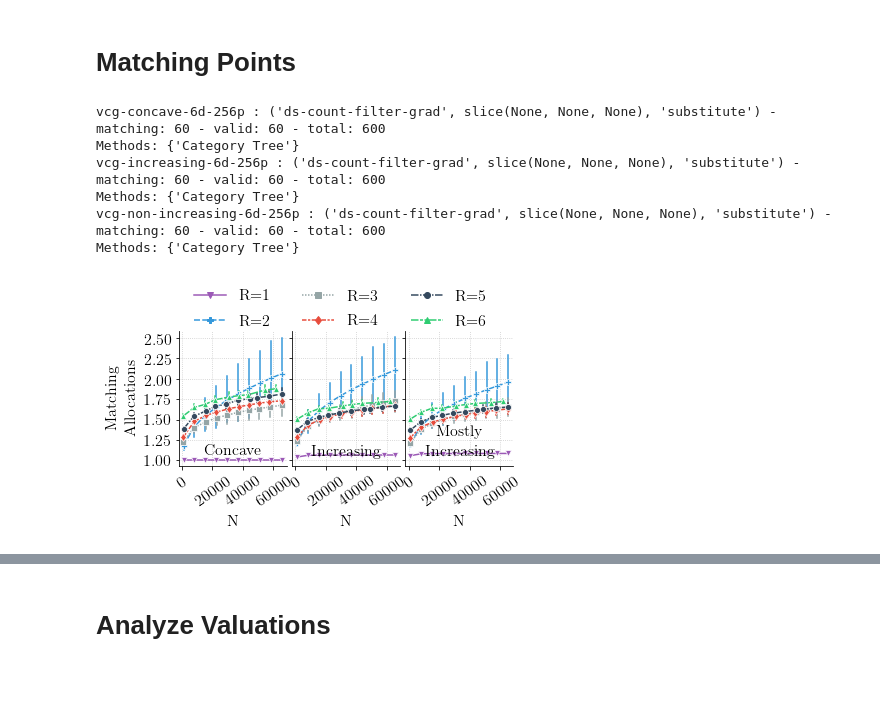
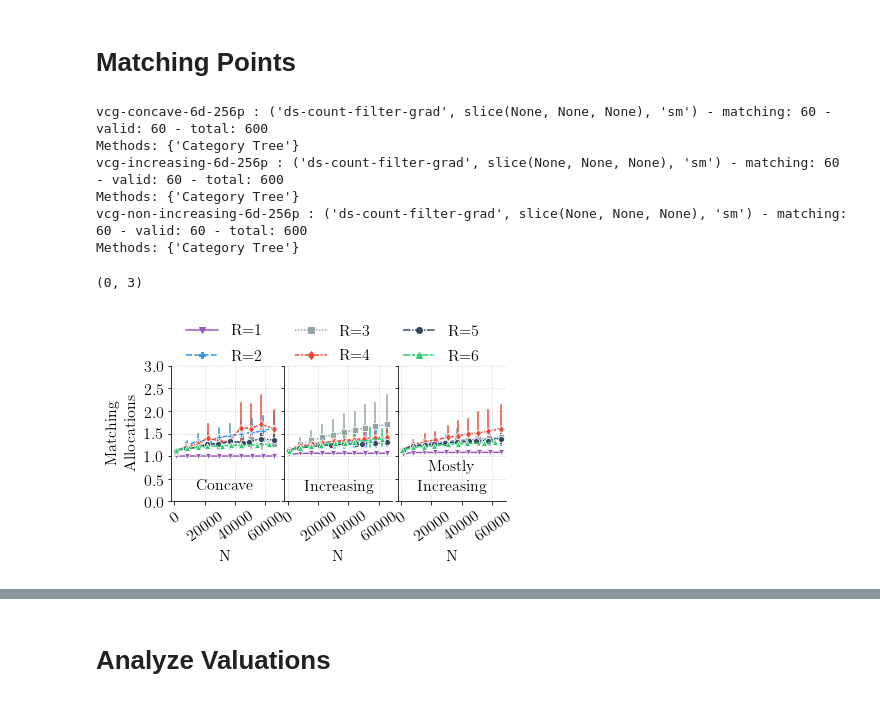
Before and after one commit to liran-funaro/jointfunc-vcg, a Jupyter notebook: notebooks/Analyze.ipynb, the cells around one changed output, grey strips where cells are left out. Saved outputs shown, nothing was run; the diff lists cells and outputs as text; code cells hidden in the pictures.

```diff
--- a/notebooks/Analyze.ipynb
+++ b/notebooks/Analyze.ipynb
@@ -886,7 +886,7 @@ plt.plot(x,y)
 fields = 'comparedPoints', 'expectedComparedPoints', 'comparedEdgePoints'
 fields_tuples = [('stats', f) for f in fields]
 exp_name = 'ds-count-filter-grad'
-exp_suffix = 'substitute'
+exp_suffix = 'sm'
 
 comp_df_concave = results.analyze.joint_val_data_frame(data.concave, exp_name, exp_suffix=exp_suffix,
                                                        fields=fields_tuples)
@@ -900,11 +900,11 @@ comp_df_nonrising = results.analyze.joint_val_data_frame(data.non_increasing, ex
                                                          fields=fields_tuples)
 comp_df_nonrising['comparedNonEdgePoints'] = comp_df_nonrising.apply(lambda row: (row['comparedPoints']-row['comparedEdgePoints']),axis=1)
 # %% [output]
-vcg-concave-6d-256p : ('ds-count-filter-grad', slice(None, None, None), 'substitute') - matching: 60 - valid: 60 - total: 600
+vcg-concave-6d-256p : ('ds-count-filter-grad', slice(None, None, None), 'sm') - matching: 60 - valid: 60 - total: 600
 Methods: {'Category Tree'}
-vcg-increasing-6d-256p : ('ds-count-filter-grad', slice(None, None, None), 'substitute') - matching: 60 - valid: 60 - total: 600
+vcg-increasing-6d-256p : ('ds-count-filter-grad', slice(None, None, None), 'sm') - matching: 60 - valid: 60 - total: 600
 Methods: {'Category Tree'}
-vcg-non-increasing-6d-256p : ('ds-count-filter-grad', slice(None, None, None), 'substitute') - matching: 60 - valid: 60 - total: 600
+vcg-non-increasing-6d-256p : ('ds-count-filter-grad', slice(None, None, None), 'sm') - matching: 60 - valid: 60 - total: 600
 Methods: {'Category Tree'}
 # %%
 fig, axes = plt.subplots(1,3,sharex=True, sharey=True, figsize=(6,2.5))
@@ -917,32 +917,33 @@ all_ds_df = comp_df_concave, comp_df_nonconcave, comp_df_nonrising
 for ds_ind, (ax, comp_df) in enumerate(zip(axes, all_ds_df)):
     sns.lineplot(x='N Gridpoints', y="comparedPoints", hue='Resources', style='Resources', data=comp_df,
                      err_style='bars',legend='full', markers=resources_markers,
                      palette=resources_color_palette, ax=ax)
 
     ax.grid(True, linestyle=':', alpha=0.7)
     ax.spines['right'].set_visible(False)
     ax.spines['top'].set_visible(False)
     ax.set_xlabel("N")
 
     ax.locator_params(axis='y', nbins=7)
     ax.locator_params(axis='x', nbins=7)
     for tick in ax.get_xticklabels():
         tick.set_rotation(35)
 
     label = t_datasets_names[ds_ind]
     arts.append(ax.text(0.5, 0.05, label, va='bottom', ha='center', transform=ax.transAxes))
 
     if ds_ind == 0:
         ax.set_ylabel("Matching\nAllocations")
         handles, labels = ax.get_legend_handles_labels()
         arts.append(ax.legend(handles=handles[1:], labels=convert_resources_labels(labels[1:]),
                               loc='upper center', bbox_transform=fig.transFigure,
                               bbox_to_anchor=(0.5, 1.2), ncol=3, frameon=False))#,
 #                               handletextpad=0.2, columnspacing=0.5))
     else:
         ax.legend_.remove()
         ax.set_ylabel("")
 
-# axes[0].set_ylim(0, 3)
+axes[0].set_ylim(0, 3)
 # %% [output]
+(0, 3)
-[figure, old version]
+[figure, new version]
```
Also changed, not shown: parts of 2 cells of this notebook, 1 other file.
